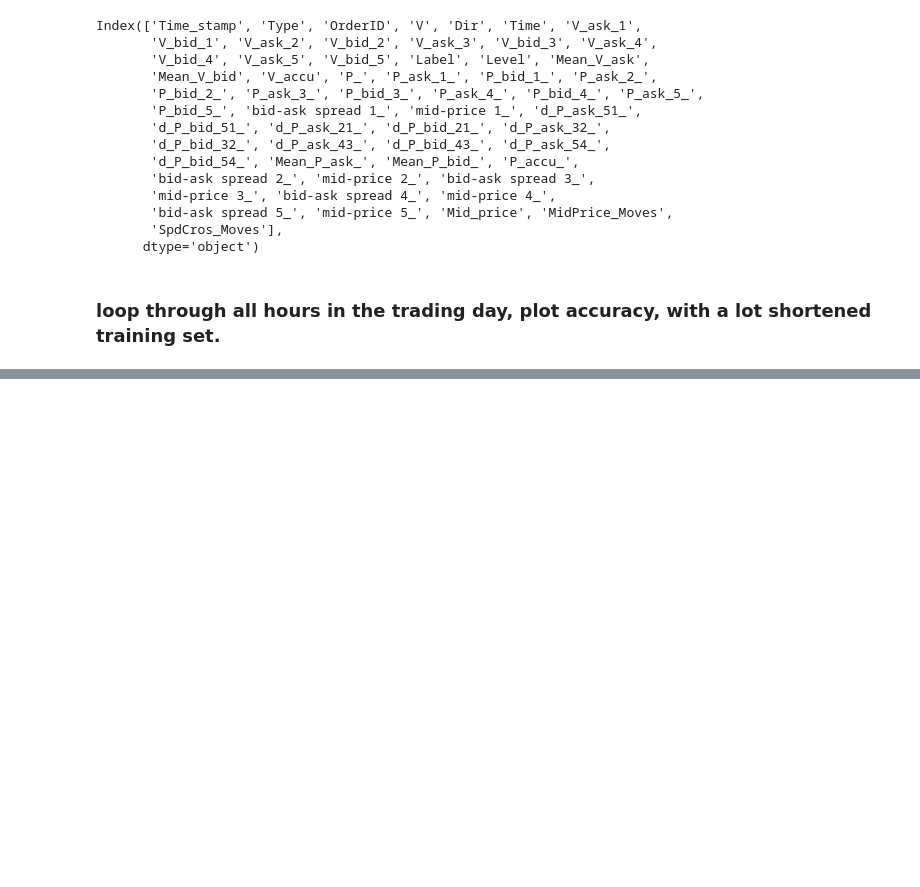
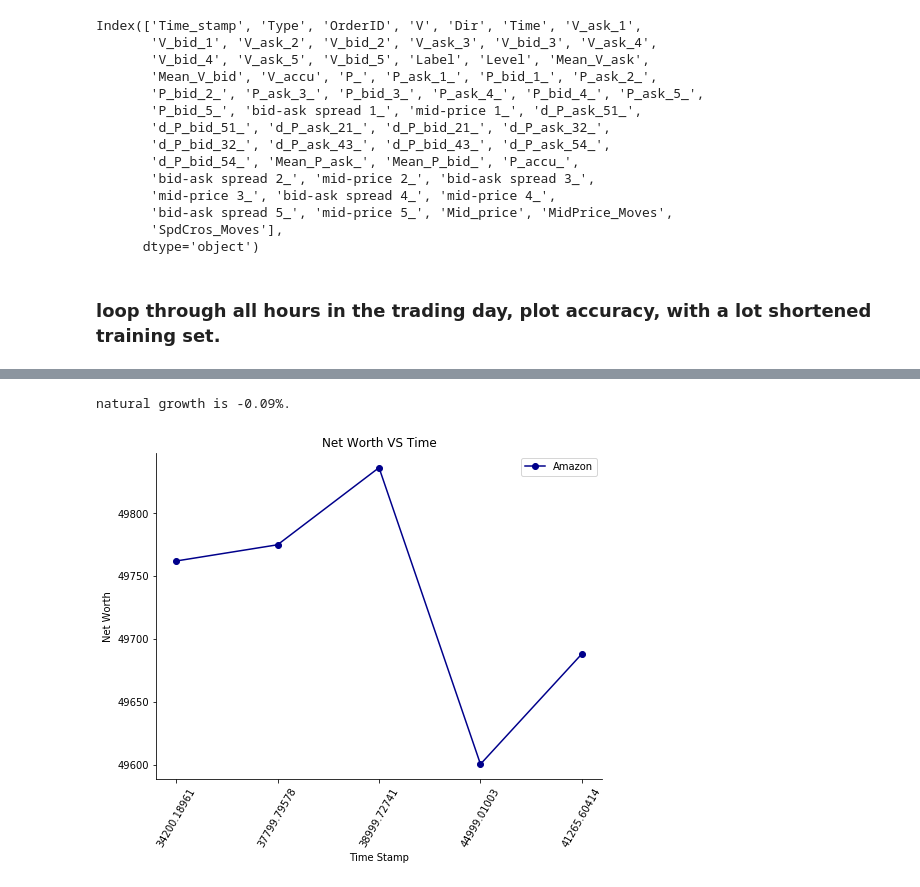
Before and after one commit to aaronLinLu/Capstone_IEOR2017, a Jupyter notebook: FinalProject/Project_v17_shortTrainingSet_logisticRegression.ipynb, the cells around one changed output, grey strips where cells are left out. Saved outputs shown, nothing was run; the diff lists cells and outputs as text; code cells hidden in the pictures; blank space fills up the shorter version.

```diff
--- a/FinalProject/Project_v17_shortTrainingSet_logisticRegression.ipynb
+++ b/FinalProject/Project_v17_shortTrainingSet_logisticRegression.ipynb
@@ -174,0 +311,3 @@ plt.show()
+# %%
+m,s,gains,trade_hist,times = PredictY_buyStocks(df_AMZN,20,nEvents=50,target_Y='MidPrice_Moves',C_param=0.1,
+                        startMoney=5000,startShares=200,threshold=0.90)
@@ -174,0 +334,19 @@ plt.show()
+# %%
+endPrice = float(df_AMZN[(df_AMZN['Time_stamp']==times[-1])].P_bid_1_.values)
+startP = float(df_AMZN.head(1).P_bid_1_.values)
+print('natural growth is {0:.2f}%.'.format((endPrice-startP)*100/startP))
+# %% [output]
+natural growth is -0.09%.
+# %%
+fig,ax = plt.subplots(1,1,figsize=(8,6))
+x = np.arange(len(times))
+ax.plot(x,trade_hist,marker='o',color='darkblue',label='Amazon')
+ax.legend(frameon=True)
+ax.set_ylabel('Net Worth')
+ax.set_xlabel('Time Stamp')
+plt.title('Net Worth VS Time')
+labels = times
+plt.xticks(x,labels,rotation=60)
+plt.show()
+# %% [output]
+[figure, added]
```
Also changed, not shown: parts of 10 cells of this notebook, 1 other file.
